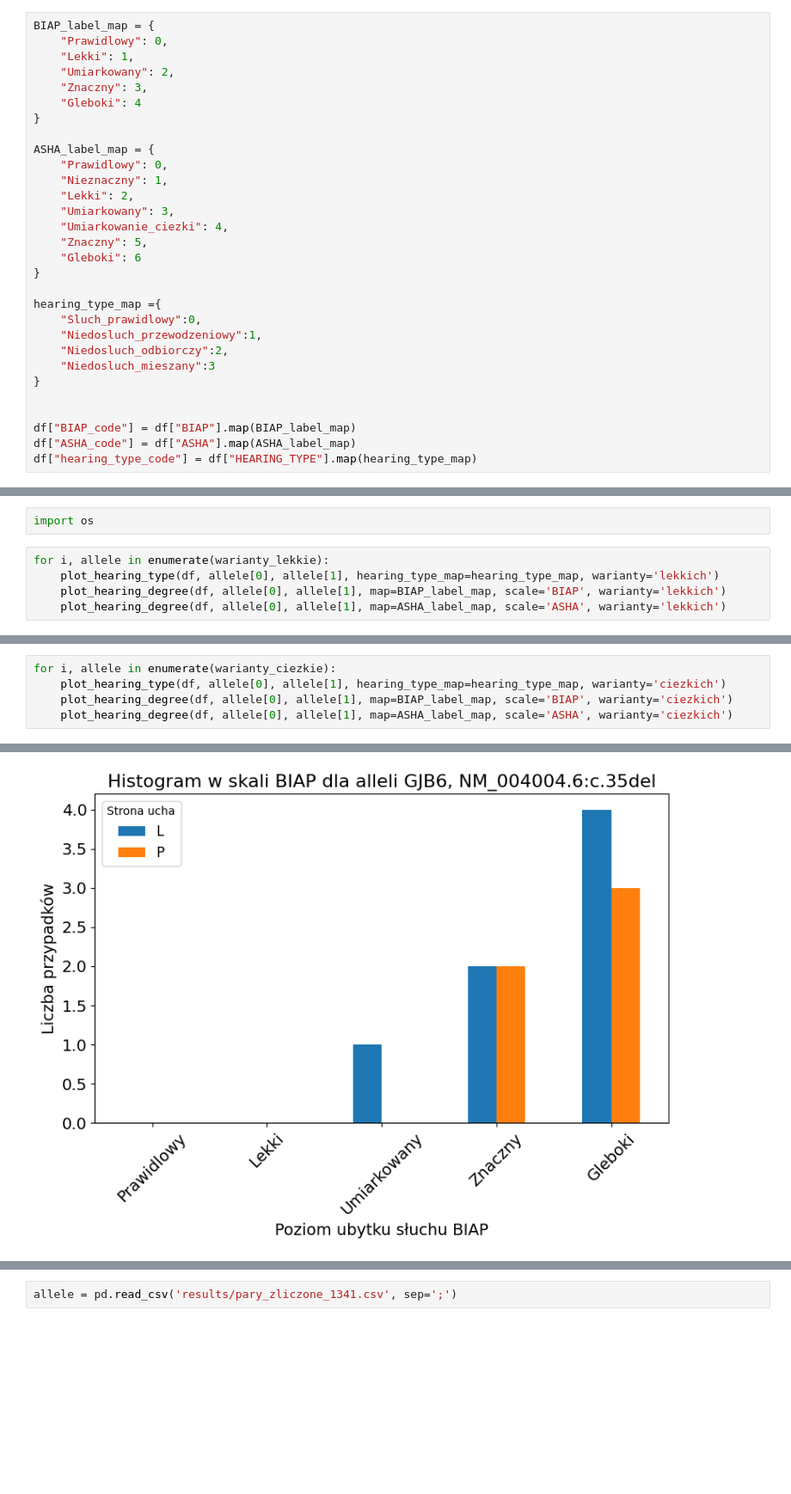
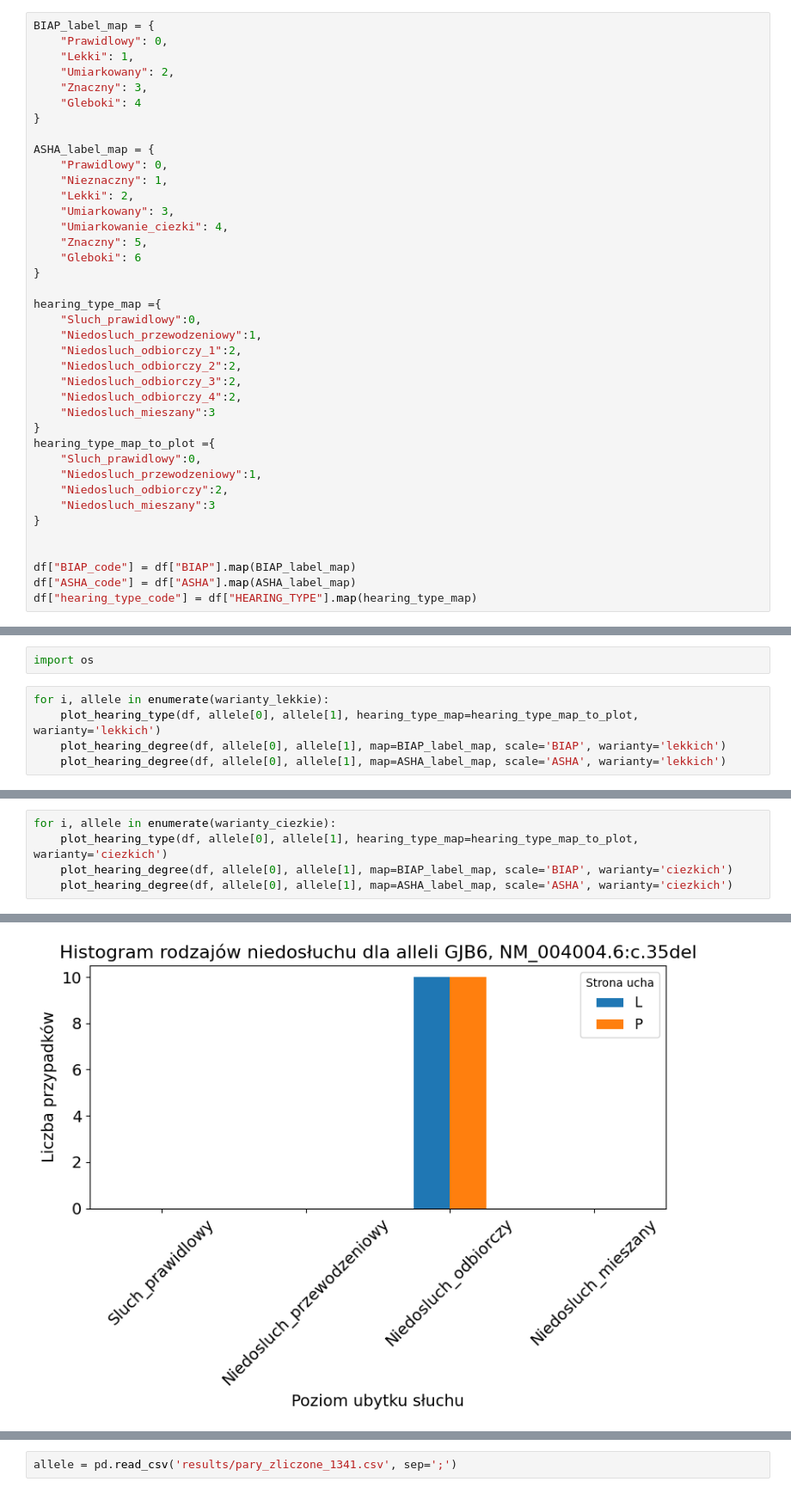
Before and after one commit to maria0026/GeneHearing, a Jupyter notebook: notebooks/data_info.ipynb, the cells around one changed output, grey strips where cells are left out. Shown at 86% size. Saved outputs shown, nothing was run; the diff lists cells and outputs as text; blank space fills up the shorter version.

```diff
--- a/notebooks/data_info.ipynb
+++ b/notebooks/data_info.ipynb
@@ -137,6 +192,15 @@ ASHA_label_map = {
 hearing_type_map ={
     "Sluch_prawidlowy":0,
     "Niedosluch_przewodzeniowy":1,
+    "Niedosluch_odbiorczy_1":2,
+    "Niedosluch_odbiorczy_2":2,
+    "Niedosluch_odbiorczy_3":2,
+    "Niedosluch_odbiorczy_4":2,
+    "Niedosluch_mieszany":3
+}
+hearing_type_map_to_plot ={
+    "Sluch_prawidlowy":0,
+    "Niedosluch_przewodzeniowy":1,
     "Niedosluch_odbiorczy":2,
     "Niedosluch_mieszany":3
 }
@@ -307,7 +460,7 @@ plot_hearing_degree(df_allel, None, None, map=ASHA_label_map, scale='ASHA', wari
 import os
 # %%
 for i, allele in enumerate(warianty_lekkie):
-    plot_hearing_type(df, allele[0], allele[1], hearing_type_map=hearing_type_map, warianty='lekkich')
+    plot_hearing_type(df, allele[0], allele[1], hearing_type_map=hearing_type_map_to_plot, warianty='lekkich')
     plot_hearing_degree(df, allele[0], allele[1], map=BIAP_label_map, scale='BIAP', warianty='lekkich')
     plot_hearing_degree(df, allele[0], allele[1], map=ASHA_label_map, scale='ASHA', warianty='lekkich')
 # %% [output]
@@ -326,7 +479,7 @@ for i, allele in enumerate(warianty_lekkie):
 ... (6 outputs left out)
 # %%
 for i, allele in enumerate(warianty_ciezkie):
-    plot_hearing_type(df, allele[0], allele[1], hearing_type_map=hearing_type_map, warianty='ciezkich')
+    plot_hearing_type(df, allele[0], allele[1], hearing_type_map=hearing_type_map_to_plot, warianty='ciezkich')
     plot_hearing_degree(df, allele[0], allele[1], map=BIAP_label_map, scale='BIAP', warianty='ciezkich')
     plot_hearing_degree(df, allele[0], allele[1], map=ASHA_label_map, scale='ASHA', warianty='ciezkich')
 # %% [output]
@@ -334 +486 @@ Brak danych do rysowania
-[figure, old version]
+[figure, new version]
```
Also changed, not shown: parts of 16 cells of this notebook, 2 other files.
